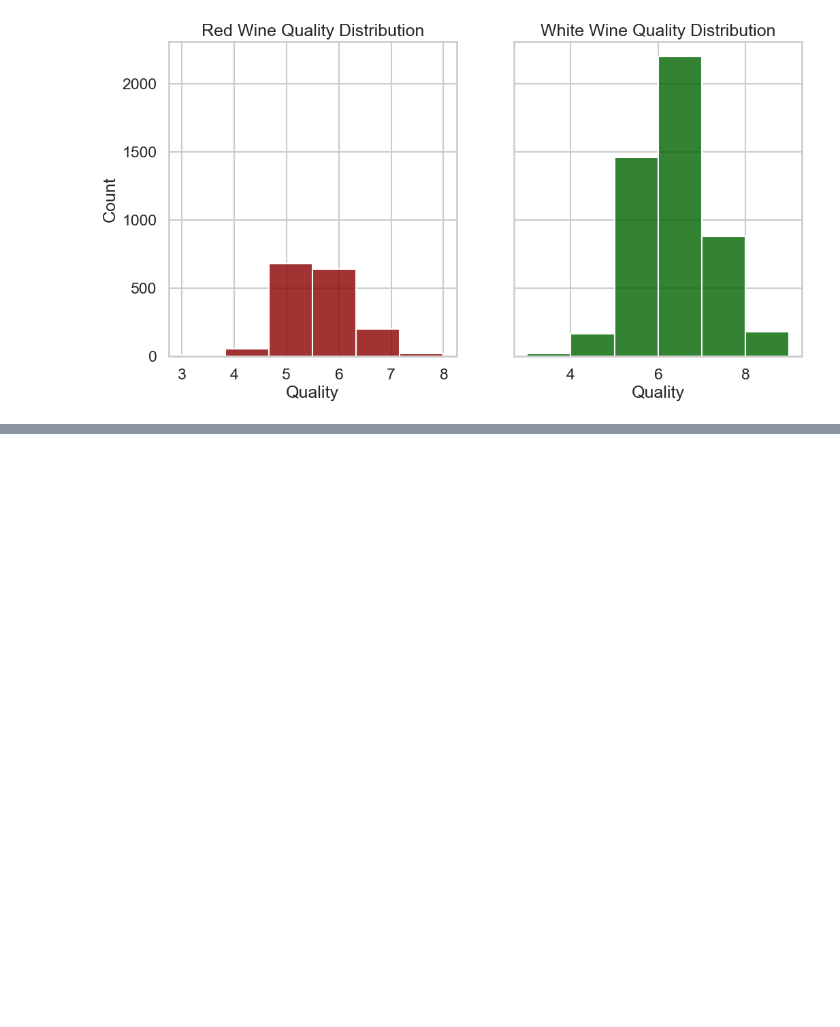
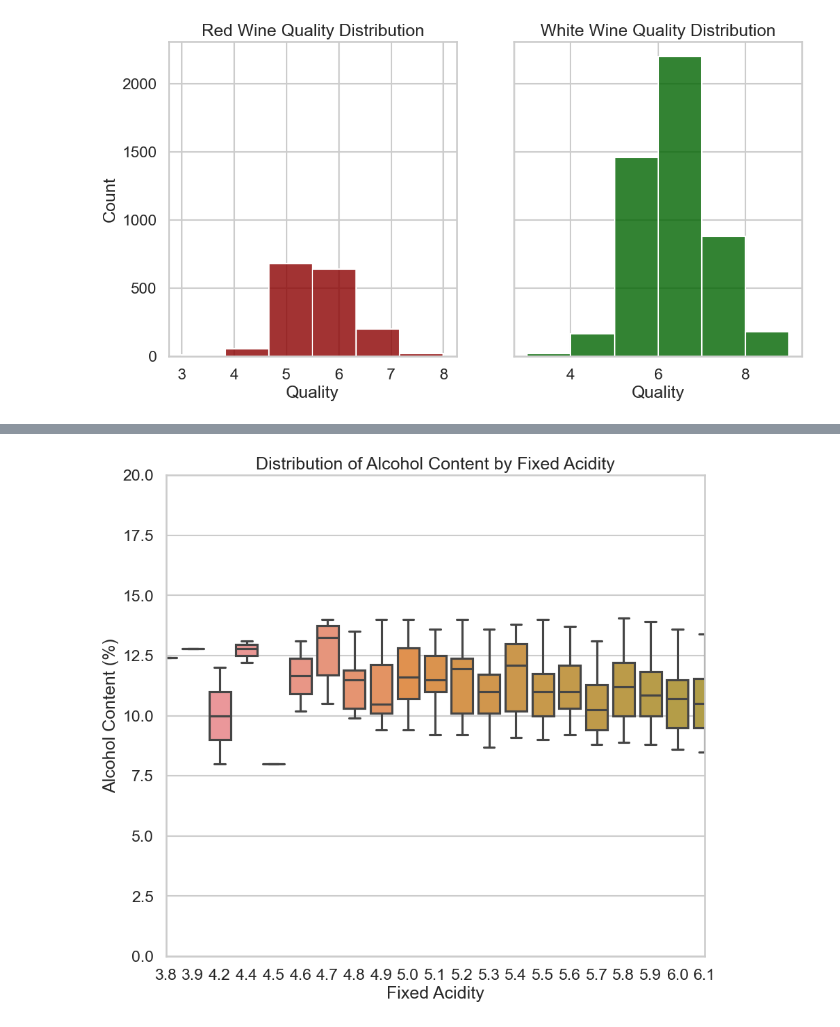
Before and after one commit to sfdatade/blueberry_winerys_project, a Jupyter notebook: BlueBerry_Winery_Project.ipynb, the cells around one changed output, grey strips where cells are left out. Cells and saved outputs as stored; diff of their text form; code cells hidden in the pictures; blank space fills up the shorter version.

```diff
--- a/BlueBerry_Winery_Project.ipynb
+++ b/BlueBerry_Winery_Project.ipynb
@@ -415,0 +436,12 @@ plt.show()
+# %%
+sns.set_style('whitegrid')
+fig, ax = plt.subplots(figsize=(10, 9))
+sns.boxplot(x='fixed acidity', y='alcohol', data=wine, ax=ax)
+ax.set_ylim(0, 20)
+ax.set_xlim(0, 20)
+plt.title('Distribution of Alcohol Content by Fixed Acidity')
+plt.xlabel('Fixed Acidity')
+plt.ylabel('Alcohol Content (%)')
+plt.show()
+# %% [output]
+[figure, added]
```
Also changed, not shown: parts of 10 cells of this notebook, 1 other file.
